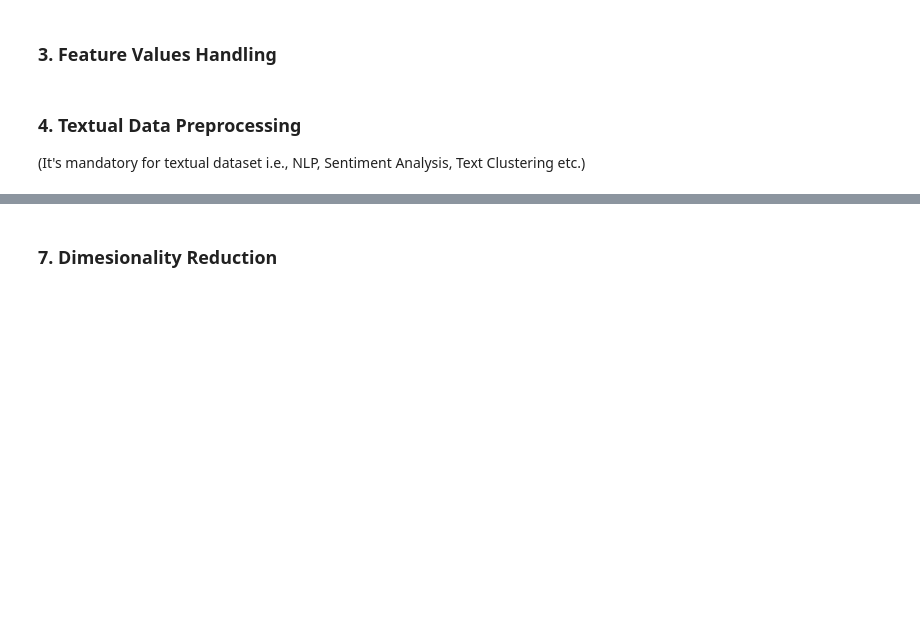
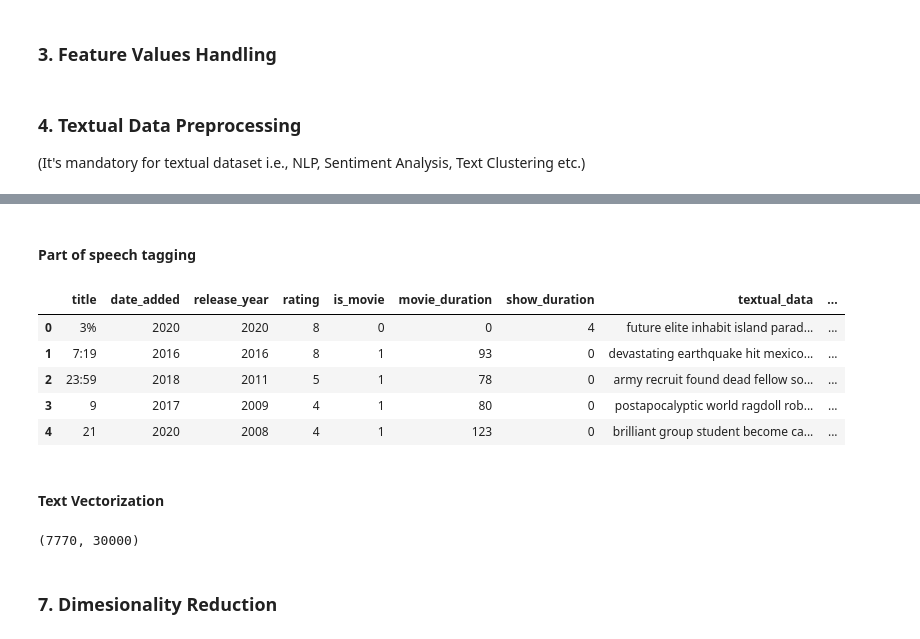
Before and after one commit to dhar9571/Capstone-Project-Unsupervised-ML---Netflix-Dataset, a Jupyter notebook: Capstone_Project_Unsupervised_ML_Netflix_Dataset.ipynb, the cells around one changed output, grey strips where cells are left out. Saved outputs shown, nothing was run; the diff lists cells and outputs as text; code cells hidden in the pictures; blank space fills up the shorter version.

```diff
--- a/Capstone_Project_Unsupervised_ML_Netflix_Dataset.ipynb
+++ b/Capstone_Project_Unsupervised_ML_Netflix_Dataset.ipynb
@@ -1252,0 +1159,9 @@ Answer Here.
+# %%
+# Downloading needed libraries
+nltk.download('punkt')
+
+# Tokenization
+df['textual_data']= df['textual_data'].apply(nltk.word_tokenize)
+
+# Checking the observation after manipulation
+df.iloc[281,]['textual_data']
@@ -1252,0 +1190,29 @@ Answer Here.
+# %%
+# Normalizing Text (i.e., Stemming, Lemmatization etc.)
+# Importing WordNetLemmatizer from nltk module
+from nltk.stem import WordNetLemmatizer
+
+# Creating instance for wordnet
+wordnet  = WordNetLemmatizer()
+# %%
+# Creating a function to lemmatize sentences:
+
+def lemmatizing_sentence(text):
+    '''This function is used for lemmatizing (changing the given word into meaningfull word) the words from the given sentence'''
+    text = [wordnet.lemmatize(word) for word in text]
+
+    # joining the list of words with space separator
+    text=  " ".join(text)
+
+    # return the manipulated string
+    return text
+# %%
+# Downloading needed libraries
+nltk.download('averaged_perceptron_tagger')
+nltk.download('wordnet')
+
+# Rephrasing text by applying defined lemmatizing function
+df['textual_data']= df['textual_data'].apply(lemmatizing_sentence)
+
+# Checking the observation after manipulation
+df.iloc[281,]['textual_data']
@@ -1252,0 +1227,17 @@ Answer Here.
+# %% [markdown]
+#### Part of speech tagging
+# %%
+# tokenize the text into words before POS Taging
+df['pos_tags'] = df['textual_data'].apply(nltk.word_tokenize).apply(nltk.pos_tag)
+
+# Checking the observation after manipulation
+df.head(5)
+# %% [output]
+|  | title | date_added | release_year | rating | is_movie | movie_duration | show_duration | textual_data | ... |
+| 0 | 3% | 2020 | 2020 | 8 | 0 | 0 | 4 | future elite inhabit island parad... | ... |
+| 1 | 7:19 | 2016 | 2016 | 8 | 1 | 93 | 0 | devastating earthquake hit mexico... | ... |
+| 2 | 23:59 | 2018 | 2011 | 5 | 1 | 78 | 0 | army recruit found dead fellow so... | ... |
+| 3 | 9 | 2017 | 2009 | 4 | 1 | 80 | 0 | postapocalyptic world ragdoll rob... | ... |
+| 4 | 21 | 2020 | 2008 | 4 | 1 | 123 | 0 | brilliant group student become ca... | ... |
+# %% [markdown]
+#### Text Vectorization
@@ -1253,3 +1251,11 @@ Answer Here.
+# %%
+# Fitting on TfidfVectorizer
+X= tfidfv.fit_transform(df['textual_data'])
+
+# Checking shape of the formed document matrix
+print(X.shape)
+# %% [output]
+(7770, 30000)
 # %% [markdown]
 ### 7. Dimesionality Reduction
 # %% [markdown]
```
Also changed, not shown: parts of 89 cells of this notebook.
